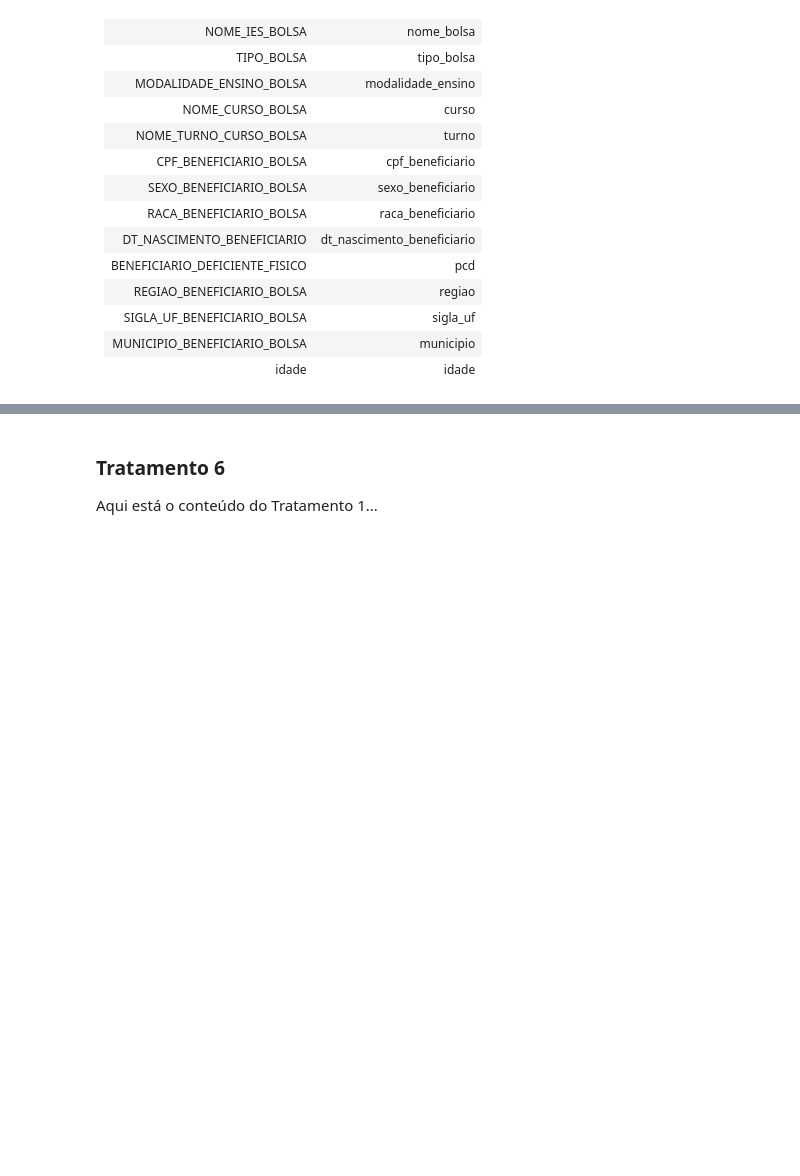
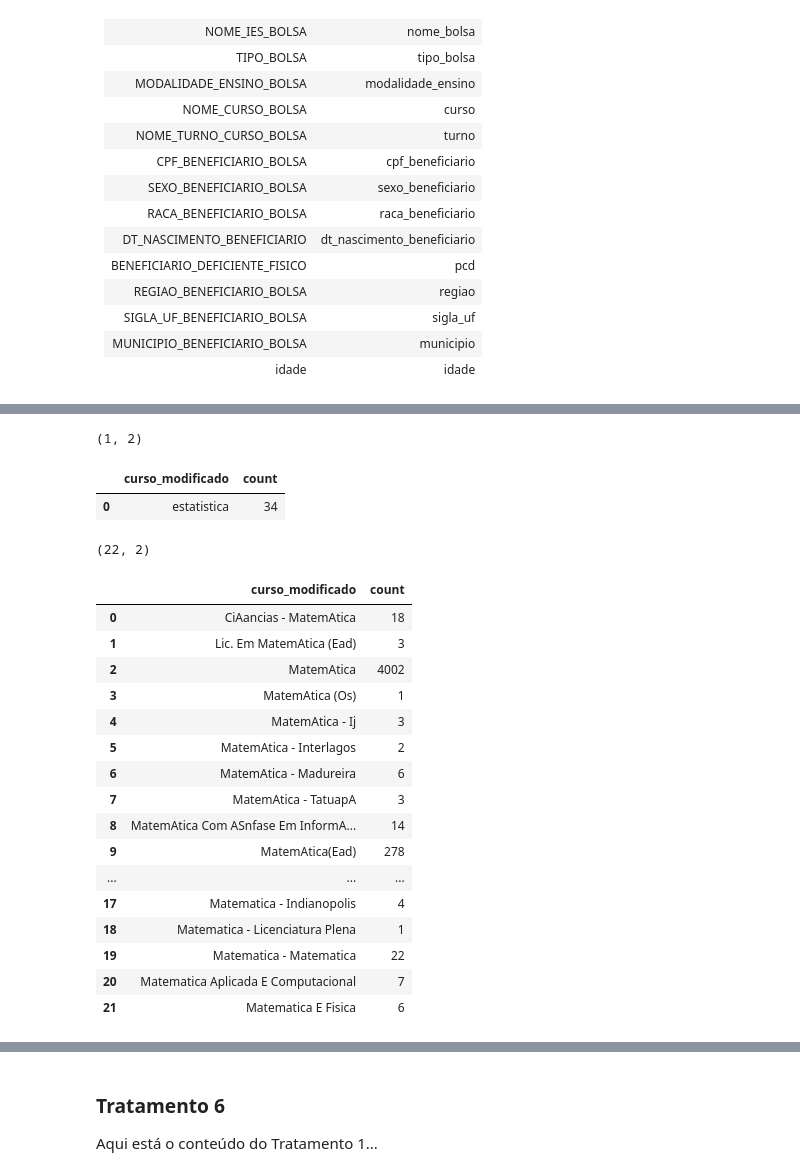
Before and after one commit to DanielCustodioDias/Projeto_PROUNI, a Jupyter notebook: main/tratamento/tratamento.ipynb, the cells around one changed output, grey strips where cells are left out. Cells and saved outputs as stored; diff of their text form; code cells hidden in the pictures; blank space fills up the shorter version.

```diff
--- a/main/tratamento/tratamento.ipynb
+++ b/main/tratamento/tratamento.ipynb
@@ -228,0 +279,4 @@ Aqui está o conteúdo do Tratamento 1...
+# %%
+# Gerando df 'cursos' com os values_counts de cada curso
+cursos = pd.DataFrame(df.curso.value_counts()).reset_index()
+cursos.head()
@@ -228,0 +290,10 @@ Aqui está o conteúdo do Tratamento 1...
+# %%
+# Criando coluna 'curso_modificado' no df e no cursos para tratar os dados
+df['curso_modificado'] = df['curso']
+df['curso_modificado'] = df['curso_modificado'].fillna('')
+cursos['curso_modificado'] = cursos['curso']
+cursos['curso_modificado'] = cursos['curso_modificado'].fillna('')
+# %%
+# Visualizando os nomes dos cursos
+for curso in cursos['curso_modificado'].sort_values():
+    print(curso)
@@ -228,0 +320,8 @@ Aqui está o conteúdo do Tratamento 1...
+# %%
+def verifica_curso(curso: str):
+    try:
+        verifica = cursos[cursos['curso_modificado'].str.contains(curso, case=False)].groupby('curso_modificado', as_index = False).agg(count= ('count', 'sum'))
+        display(verifica.shape)
+        display(verifica)
+    except:
+        print('Não existe')
@@ -228,0 +479,6 @@ Aqui está o conteúdo do Tratamento 1...
+# %%
+verifica_curso('estatistica')
+# %% [output]
+(1, 2)
+|  | curso_modificado | count |
+| 0 | estatistica | 34 |
@@ -228,0 +487,21 @@ Aqui está o conteúdo do Tratamento 1...
+# %%
+verifica_curso('matematica')
+# %% [output]
+(22, 2)
+|  | curso_modificado | count |
+| 0 | CiAancias - MatemAtica | 18 |
+| 1 | Lic. Em MatemAtica (Ead) | 3 |
+| 2 | MatemAtica | 4002 |
+| 3 | MatemAtica (Os) | 1 |
+| 4 | MatemAtica - Ij | 3 |
+| 5 | MatemAtica - Interlagos | 2 |
+| 6 | MatemAtica - Madureira | 6 |
+| 7 | MatemAtica - TatuapA | 3 |
+| 8 | MatemAtica Com ASnfase Em InformA... | 14 |
+| 9 | MatemAtica(Ead) | 278 |
+| ... | ... | ... |
+| 17 | Matematica - Indianopolis | 4 |
+| 18 | Matematica - Licenciatura Plena | 1 |
+| 19 | Matematica - Matematica | 22 |
+| 20 | Matematica Aplicada E Computacional | 7 |
+| 21 | Matematica E Fisica | 6 |
```
Also changed, not shown: parts of 151 cells of this notebook, 3 other files.
